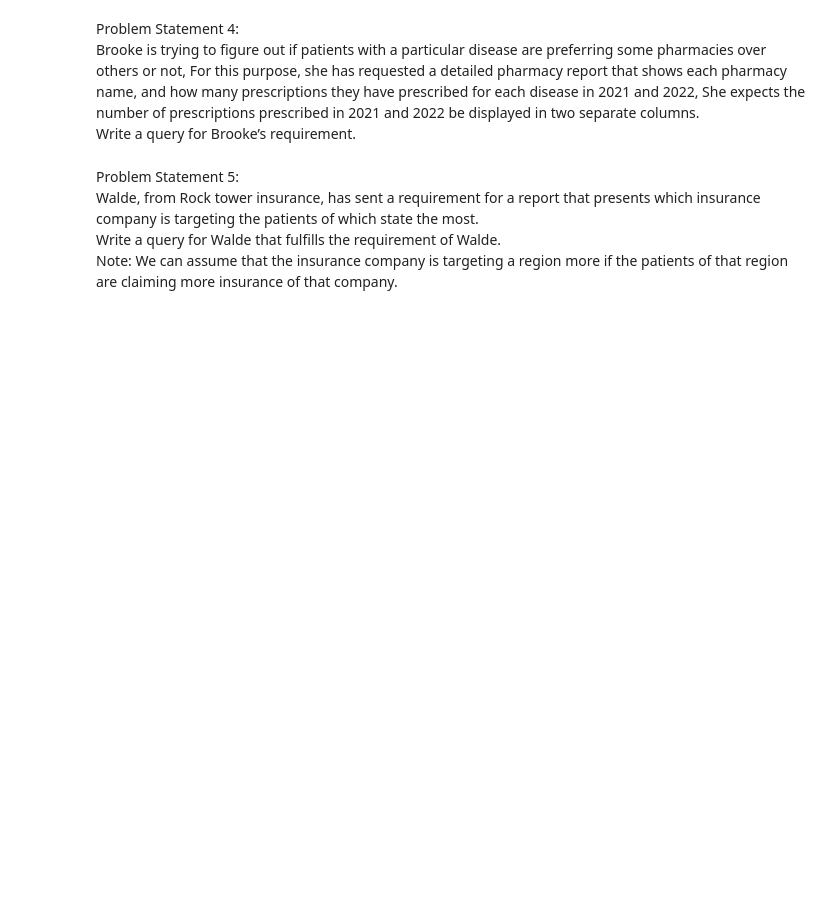
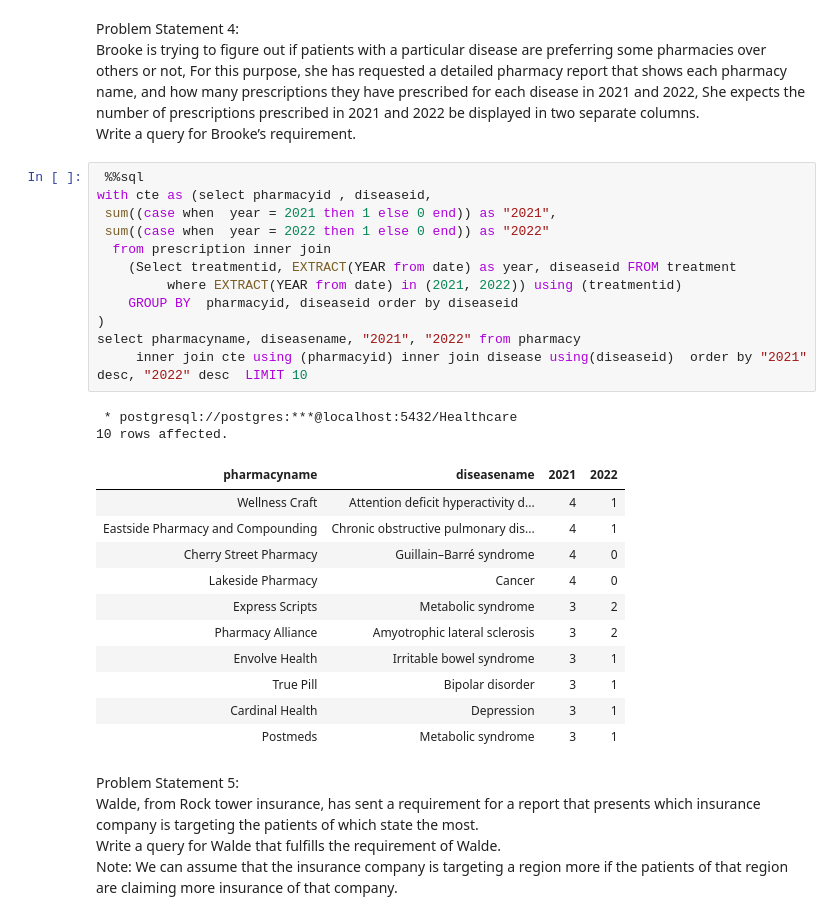
Before and after one commit to msb73/FS, a Jupyter notebook: Project Healthcare5 SQL grouping - 2.ipynb, the cells around one changed output. Cells and saved outputs as stored; diff of their text form; blank space fills up the shorter version.

```diff
--- a/Project Healthcare5 SQL grouping - 2.ipynb
+++ b/Project Healthcare5 SQL grouping - 2.ipynb
@@ -16,6 +107,32 @@ Generate a report for Kelly’s requirement.
 Problem Statement 4: <br>
 Brooke is trying to figure out if patients with a particular disease are preferring some pharmacies over others or not, For this purpose, she has requested a detailed pharmacy report that shows each pharmacy name, and how many prescriptions they have prescribed for each disease in 2021 and 2022, She expects the number of prescriptions prescribed in 2021 and 2022 be displayed in two separate columns.<br>
 Write a query for Brooke’s requirement.
+# %%
+ %%sql
+with cte as (select pharmacyid , diseaseid,
+ sum((case when  year = 2021 then 1 else 0 end)) as "2021",
+ sum((case when  year = 2022 then 1 else 0 end)) as "2022"
+  from prescription inner join
+    (Select treatmentid, EXTRACT(YEAR from date) as year, diseaseid FROM treatment
+         where EXTRACT(YEAR from date) in (2021, 2022)) using (treatmentid)
+    GROUP BY  pharmacyid, diseaseid order by diseaseid
+)
+select pharmacyname, diseasename, "2021", "2022" from pharmacy
+     inner join cte using (pharmacyid) inner join disease using(diseaseid)  order by "2021" desc, "2022" desc  LIMIT 10
+# %% [output]
+ * postgresql://postgres:***@localhost:5432/Healthcare
+10 rows affected.
+| pharmacyname | diseasename | 2021 | 2022 |
+| Wellness Craft | Attention deficit hyperactivity d... | 4 | 1 |
+| Eastside Pharmacy and Compounding | Chronic obstructive pulmonary dis... | 4 | 1 |
+| Cherry Street Pharmacy | Guillain–Barré syndrome | 4 | 0 |
+| Lakeside Pharmacy | Cancer | 4 | 0 |
+| Express Scripts | Metabolic syndrome | 3 | 2 |
+| Pharmacy Alliance | Amyotrophic lateral sclerosis | 3 | 2 |
+| Envolve Health | Irritable bowel syndrome | 3 | 1 |
+| True Pill | Bipolar disorder | 3 | 1 |
+| Cardinal Health | Depression | 3 | 1 |
+| Postmeds | Metabolic syndrome | 3 | 1 |
 # %% [markdown]
 Problem Statement 5:  <br>
 Walde, from Rock tower insurance, has sent a requirement for a report that presents which insurance company is targeting the patients of which state the most. <br>
```
Also changed, not shown: parts of 4 cells of this notebook, 8 other files.
